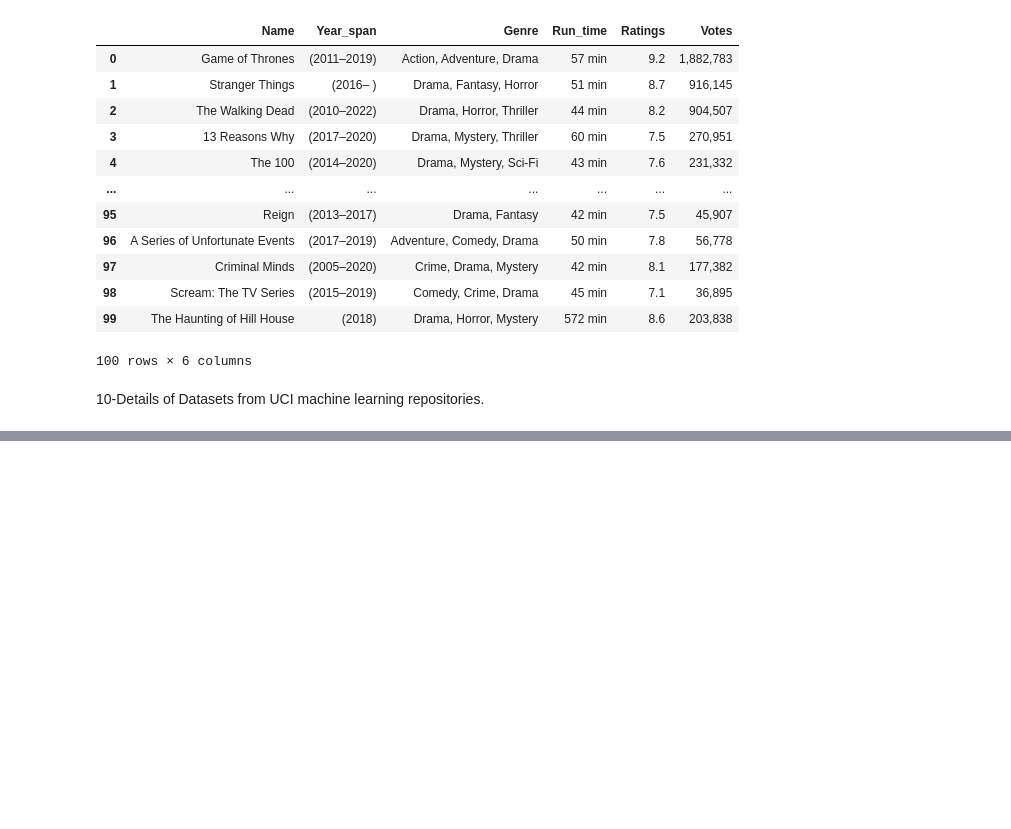
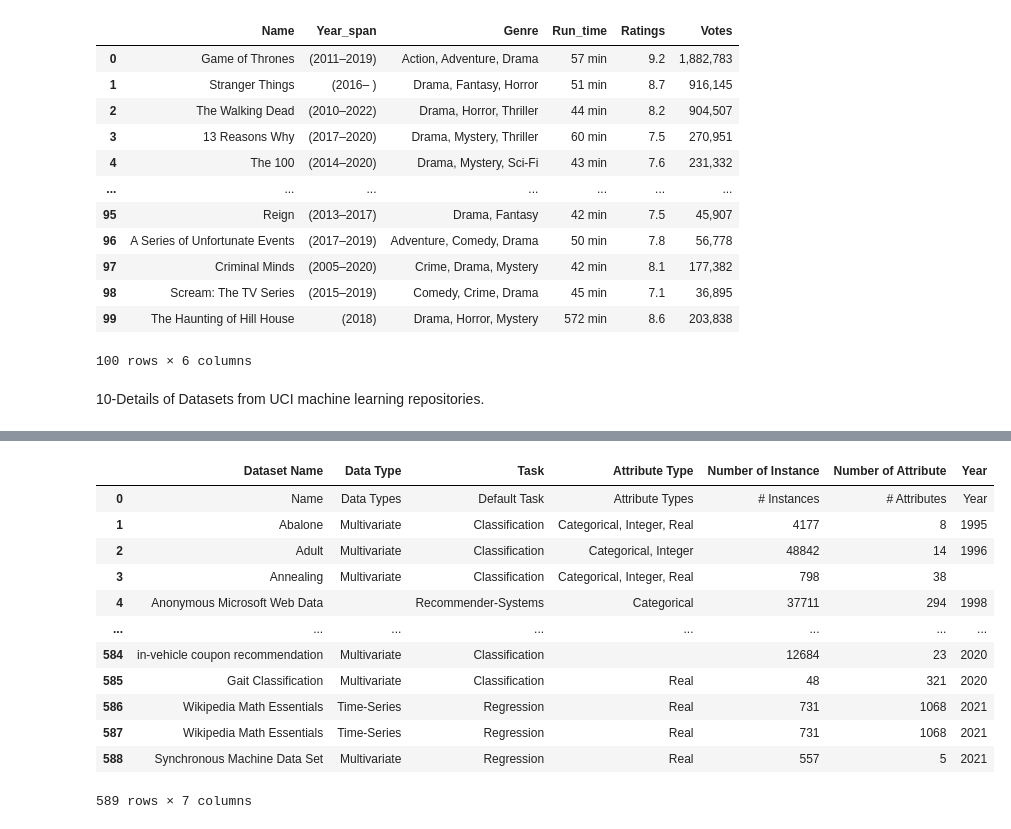
Before and after one commit to ajdjajay/Assignment_4, a Jupyter notebook: Assignment _4.ipynb, the cells around one changed output, grey strips where cells are left out. Saved outputs shown, nothing was run; the diff lists cells and outputs as text; code cells hidden in the pictures; blank space fills up the shorter version.

```diff
--- a/Assignment _4.ipynb
+++ b/Assignment _4.ipynb
@@ -701,0 +659,24 @@ KeyboardInterrupt:
+# %%
+#creating the dataframe
+df = pd.DataFrame({'Dataset Name': name,
+                        'Data Type': data_type,
+                        'Task': task,
+                        'Attribute Type': attribute,
+                        'Number of Instance': instance,
+                        'Number of Attribute': n_attribute,
+                        'Year': year})
+df
+# %% [output]
+|  | Dataset Name | Data Type | Task | Attribute Type | Number of Instance | Number of Attribute | Year |
+| 0 | Name | Data Types | Default Task | Attribute Types | # Instances | # Attributes | Year |
+| 1 | Abalone | Multivariate | Classification | Categorical, Integer, Real | 4177 | 8 | 1995 |
+| 2 | Adult | Multivariate | Classification | Categorical, Integer | 48842 | 14 | 1996 |
+| 3 | Annealing | Multivariate | Classification | Categorical, Integer, Real | 798 | 38 |  |
+| 4 | Anonymous Microsoft Web Data |  | Recommender-Systems | Categorical | 37711 | 294 | 1998 |
+| ... | ... | ... | ... | ... | ... | ... | ... |
+| 584 | in-vehicle coupon recommendation | Multivariate | Classification |  | 12684 | 23 | 2020 |
+| 585 | Gait Classification | Multivariate | Classification | Real | 48 | 321 | 2020 |
+| 586 | Wikipedia Math Essentials | Time-Series | Regression | Real | 731 | 1068 | 2021 |
+| 587 | Wikipedia Math Essentials | Time-Series | Regression | Real | 731 | 1068 | 2021 |
+| 588 | Synchronous Machine Data Set | Multivariate | Regression | Real | 557 | 5 | 2021 |
+589 rows × 7 columns
```
Also changed, not shown: parts of 4 cells of this notebook.
